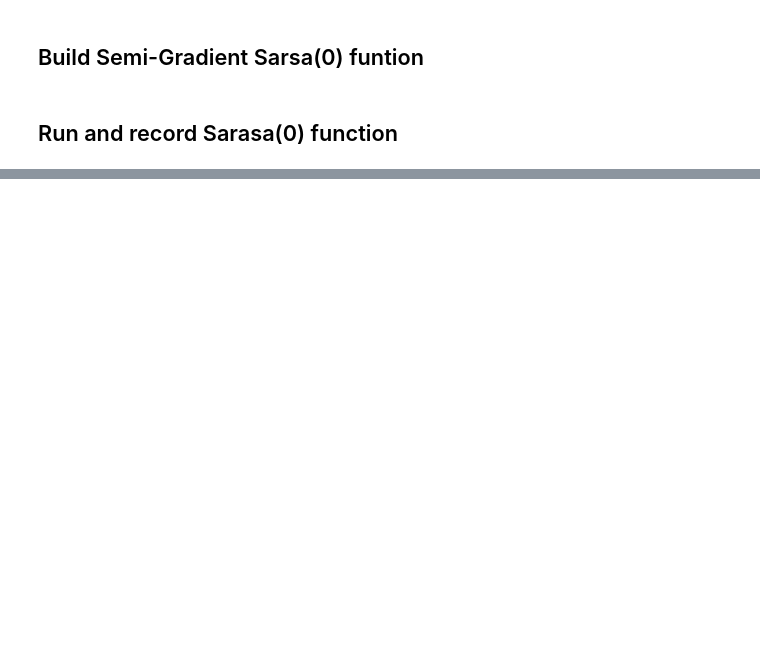
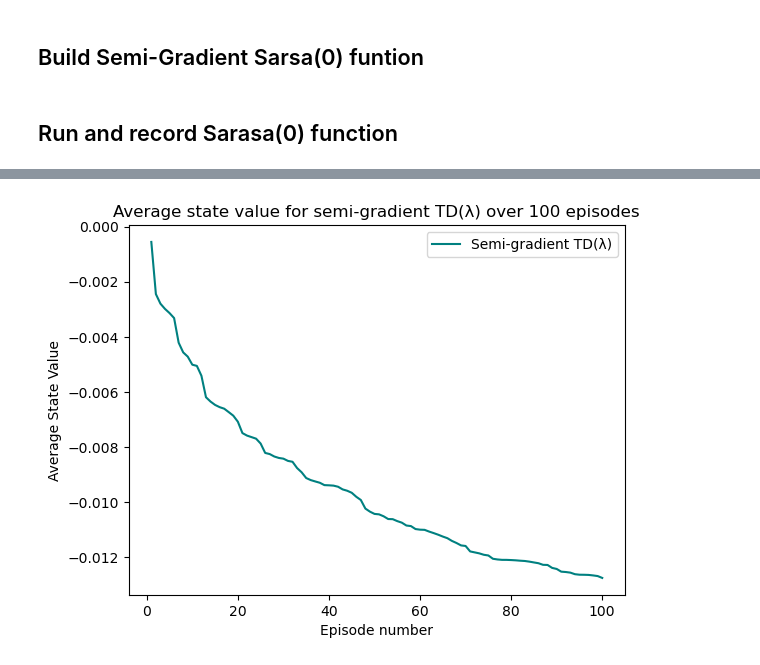
Before and after one commit to BrentonAD/SIT796-Task7-1D, a Jupyter notebook: FunctionApproximationComparison.ipynb, the cells around one changed output, grey strips where cells are left out. Saved outputs shown, nothing was run; the diff lists cells and outputs as text; code cells hidden in the pictures; blank space fills up the shorter version.

```diff
--- a/FunctionApproximationComparison.ipynb
+++ b/FunctionApproximationComparison.ipynb
@@ -428,0 +556,10 @@ Episode 99 finished after 552 steps
+# %%
+# Analyse of value approximation for semi-gradient TD(λ)
+plt.plot(range(1,101),semi_gradient_TDlambda_stats.average_state_value, label="Semi-gradient TD(λ)", c="teal")
+plt.title("Average state value for semi-gradient TD(λ) over 100 episodes")
+plt.xlabel("Episode number")
+plt.ylabel("Average State Value")
+plt.legend()
+plt.show()
+# %% [output]
+[figure, added]
```
Also changed, not shown: parts of 10 cells of this notebook, 1 other file.
